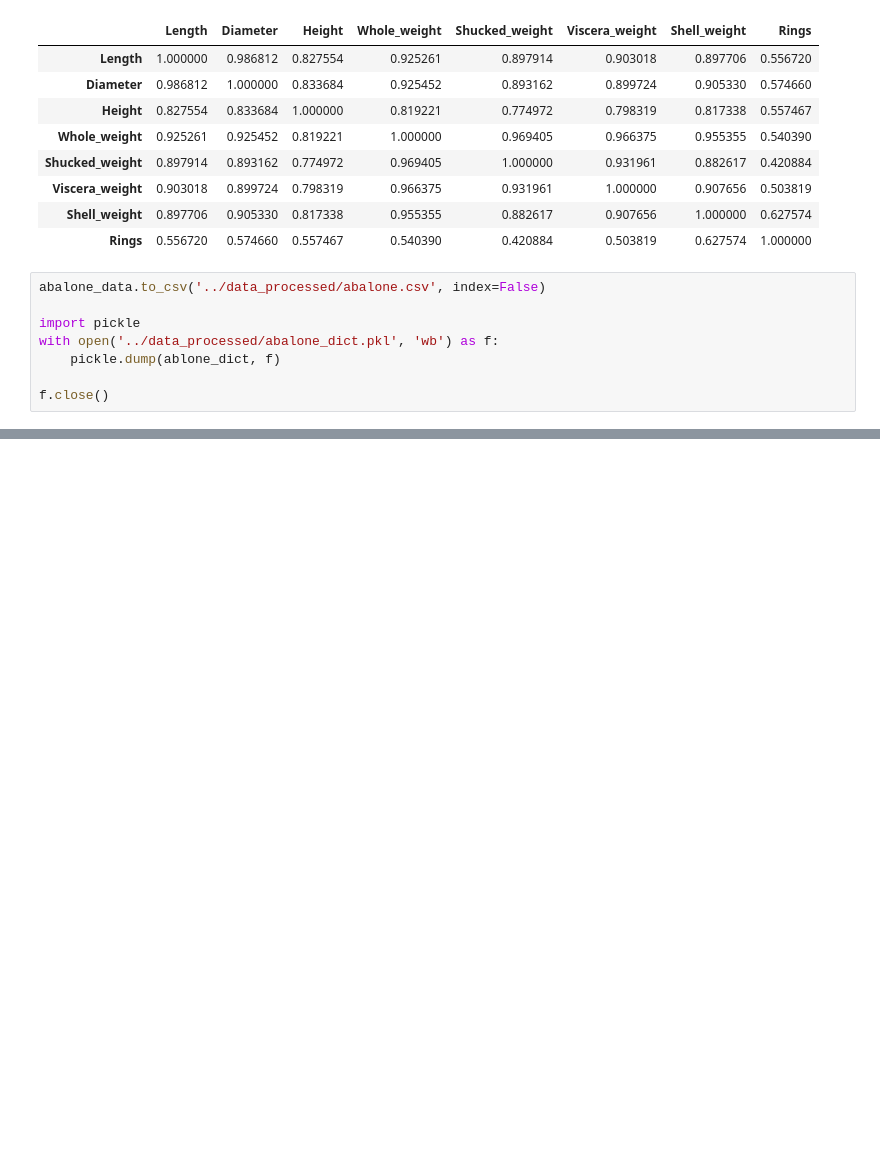
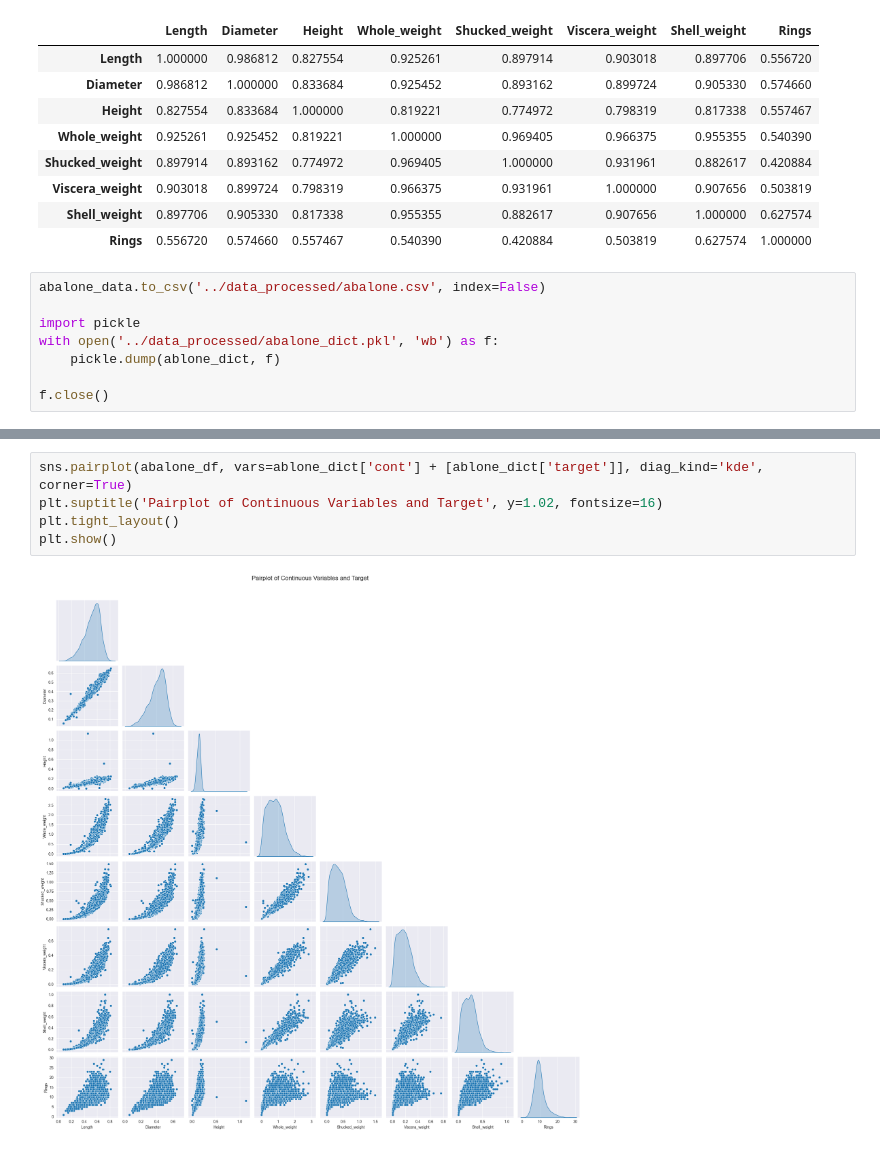
Before and after one commit to RabDou44/MachineLearning2024W, a Jupyter notebook: ass2/abalone_analysis.ipynb, the cells around one changed output, grey strips where cells are left out. Cells and saved outputs as stored; diff of their text form; blank space fills up the shorter version.

```diff
--- a/ass2/abalone_analysis.ipynb
+++ b/ass2/abalone_analysis.ipynb
@@ -101,0 +138,7 @@ f.close()
+# %%
+sns.pairplot(abalone_df, vars=ablone_dict['cont'] + [ablone_dict['target']], diag_kind='kde', corner=True)
+plt.suptitle('Pairplot of Continuous Variables and Target', y=1.02, fontsize=16)
+plt.tight_layout()
+plt.show()
+# %% [output]
+[figure, added]
```
Also changed, not shown: parts of 6 cells of this notebook.
